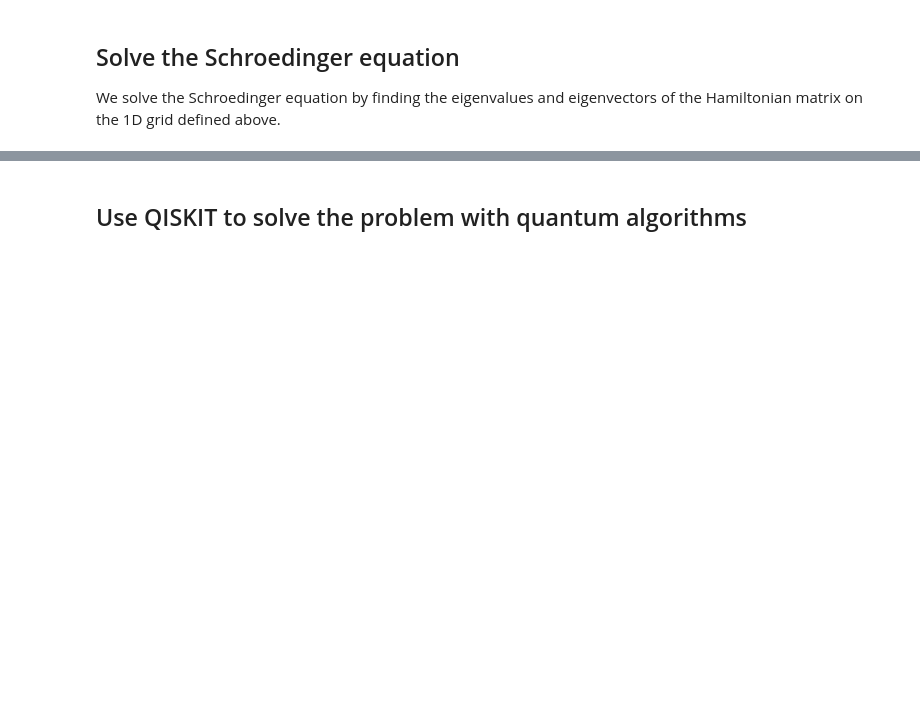
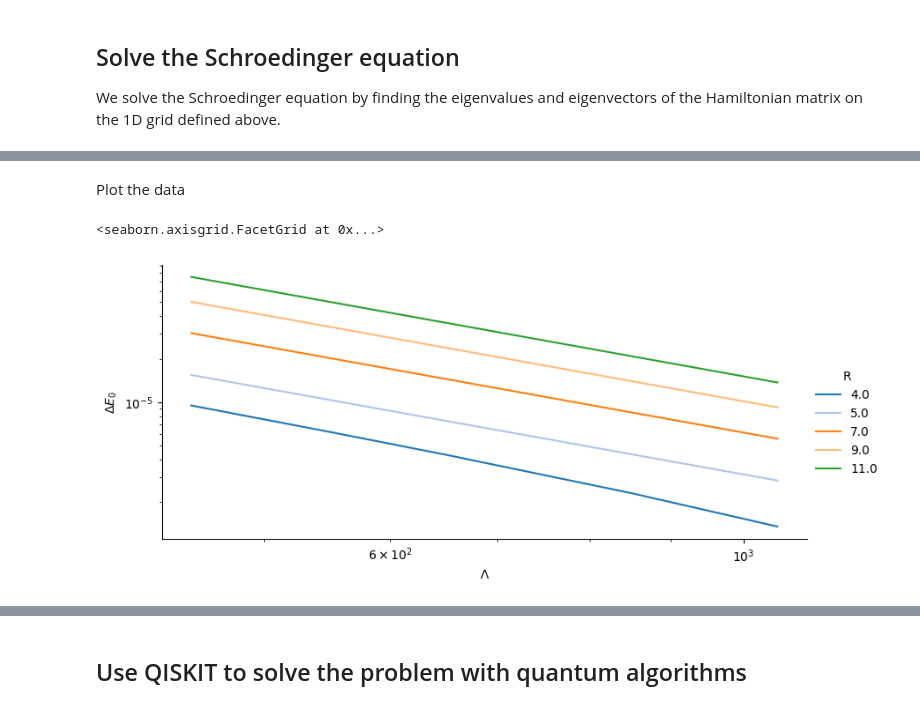
Before and after one commit to erinaldi/bmn2-qiskit, a Jupyter notebook: notebooks/QISKIT_HarmonicOscillator_VQE.ipynb, the cells around one changed output, grey strips where cells are left out. Drawn from its saved outputs; the diff is of its cells as text; code cells hidden in the pictures; blank space fills up the shorter version.

```diff
--- a/notebooks/QISKIT_HarmonicOscillator_VQE.ipynb
+++ b/notebooks/QISKIT_HarmonicOscillator_VQE.ipynb
@@ -143,0 +154,6 @@ Percent Error:  [0.21393113 0.3576804  0.56019236 0.77272324]
+# %%
+# potential energy
+# get the ground state
+gs_vec = vec[:,z[0]]
+# sandwich the potential energy
+gs_vec.T.dot(Vp.dot(gs_vec))
@@ -160,0 +231,14 @@ Text(0.5, 1.0, 'normalized wavefunctions for a harmonic oscillator using finite
+# %%
+from tqdm.notebook import tqdm
+
+df = list()
+# for r in tqdm([0.5,1.,1.5,2.,2.5,3.,3.5,4.,5.,7.,9.,11.], desc='R'):
+#   for l in tqdm([50,150,250,350,450,550,650,850,1050], desc='L'):
+for r in tqdm([4.,5.,7.,9.,11.], desc='R'):
+  for l in tqdm([450,550,650,850,1050], desc='L'):
+    df.append(gs_energy(r,l))
+df = np.asarray(df)
+# %%
+import pandas as pd
+
+df = pd.DataFrame(df, columns=["A","R","L","D","P"], dtype=np.float64)
@@ -160,0 +254,11 @@ Text(0.5, 1.0, 'normalized wavefunctions for a harmonic oscillator using finite
+# %% [markdown]
+Plot the data
+# %%
+import seaborn as sns
+
+g = sns.relplot(data=df, x="L", y="D", hue="R", palette='tab20', kind='line', height=4, aspect=2)
+g.set_axis_labels(r"$\Lambda$", r"$\Delta E_0$")
+g.set(yscale='log', xscale='log')
+# %% [output]
+<seaborn.axisgrid.FacetGrid at 0x...>
+[figure, added]
```
Also changed, not shown: parts of 25 cells of this notebook.
